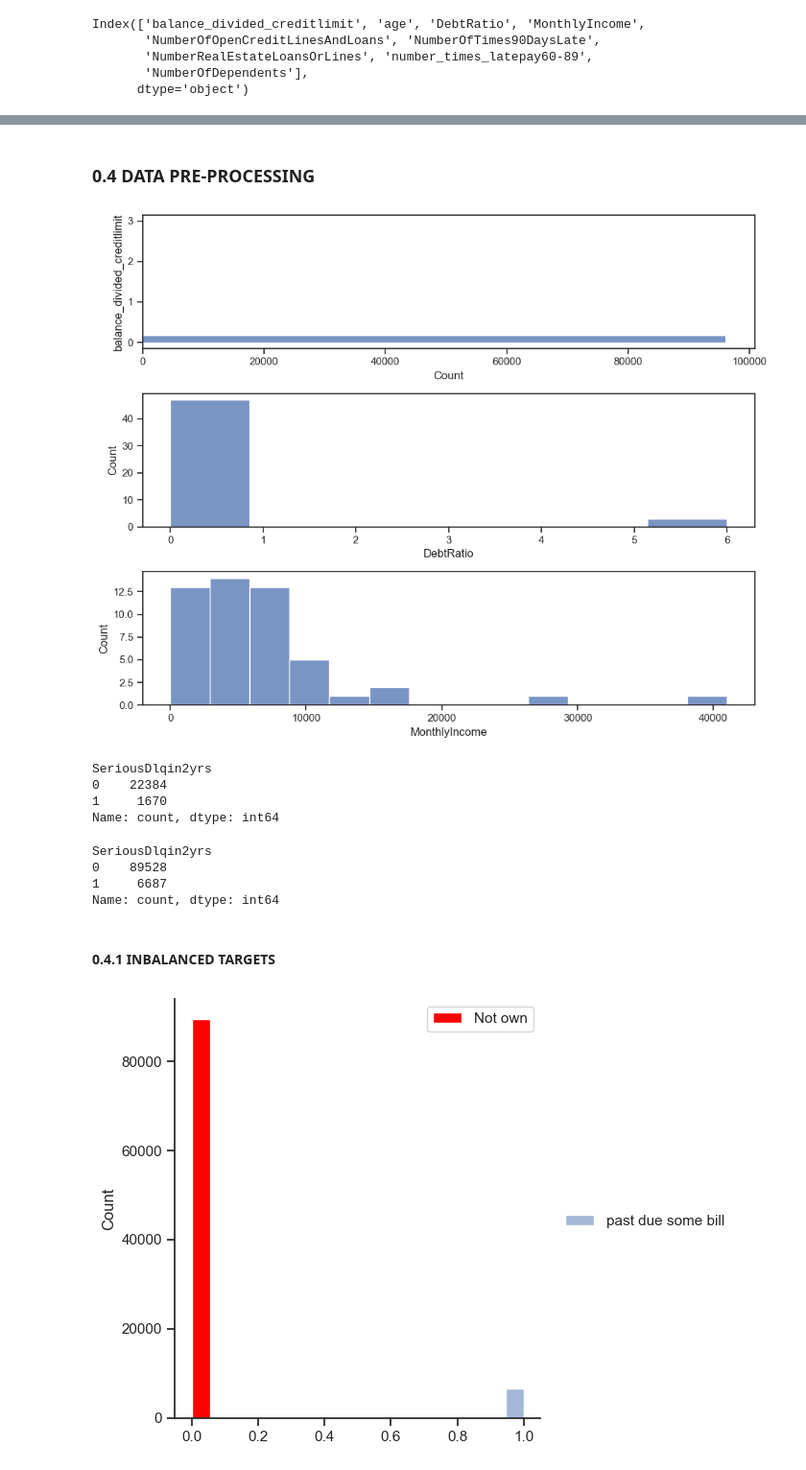
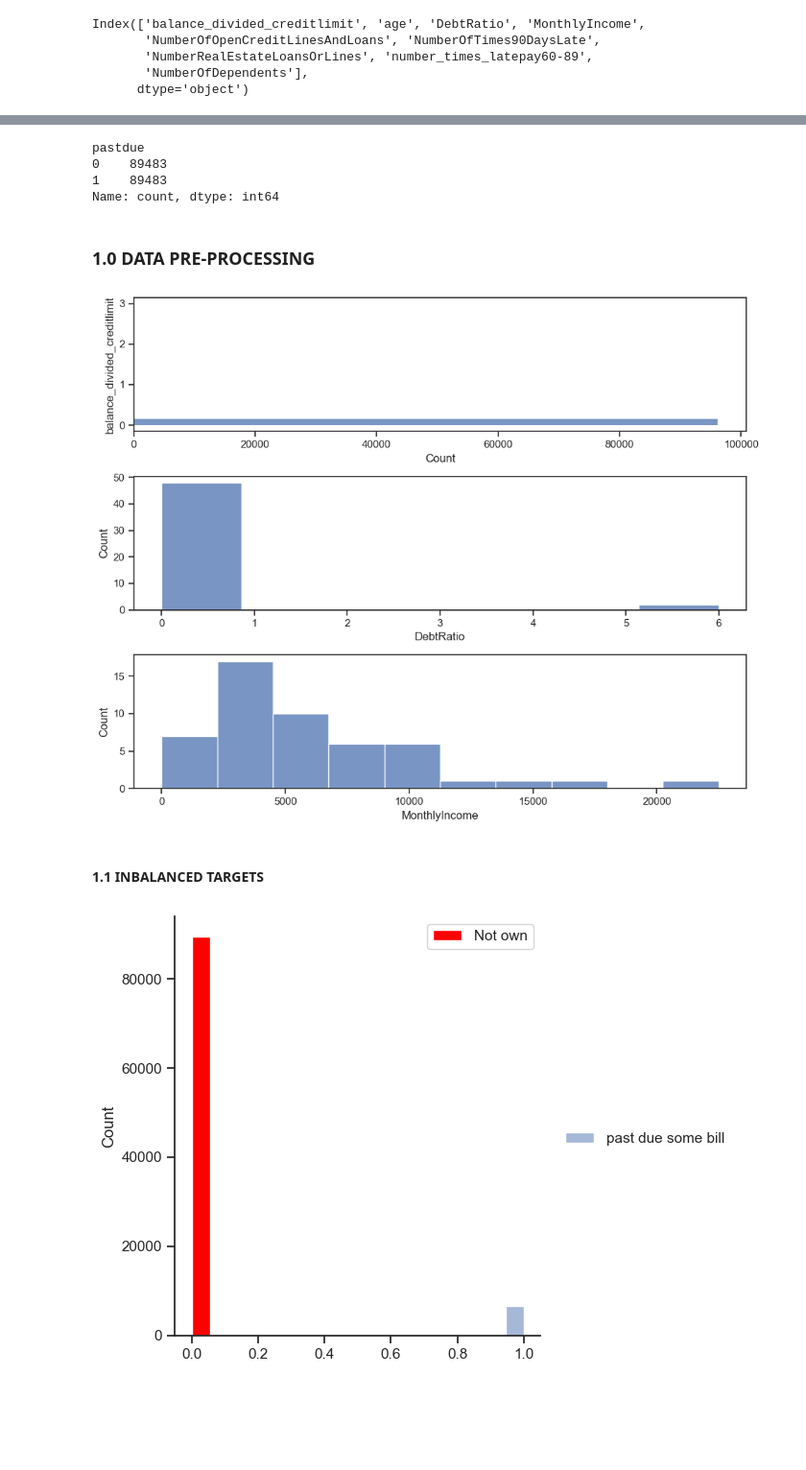
Before and after one commit to ectormgl/givemecredit, a Jupyter notebook: notebook/main.ipynb, the cells around one changed output, grey strips where cells are left out. Shown at 96% size. Saved outputs shown, nothing was run; the diff lists cells and outputs as text; code cells hidden in the pictures; blank space fills up the shorter version.

```diff
--- a/notebook/main.ipynb
+++ b/notebook/main.ipynb
@@ -75,7 +75,7 @@ df_data.dropna(inplace=True)
 # %%
 # Defining X and Y
 garbage_columns= ["ID","SeriousDlqin2yrs", "NumberOfTime30-59DaysPastDueNotWorse"]
-X_train, X_test, y_train, y_test = train_test_split( df_data.drop(garbage_columns, axis=1), df_data["SeriousDlqin2yrs"], test_size=0.2)
+X_resampled, X_test, y_train, y_test = train_test_split( df_data.drop(garbage_columns, axis=1), df_data["SeriousDlqin2yrs"], test_size=0.2)
 
 print(X_train.shape, X_test.shape, y_train.shape, y_test.shape)
 # %% [output]
@@ -114,0 +145,25 @@ Name: count, Length: 141, dtype: int64
+# %%
+
+def debtDivided(value):
+    if value >=0 and value<25:
+        return 0
+    if  value>= 25.0 and value<50.0:
+        return 1
+    elif value >= 50.0 and value < 100.0:
+        return 2
+    elif value >=100 and value < 150.0:
+        return 3
+    elif value>=150 and value <200:
+        return  4
+    elif value>=200 and value <400:
+        return 5
+    else:
+        return 6
+
+particioned_data_2= X_resampled.iloc[:50000,2].apply(debtDivided)
+particioned_data_2
+
+particioned_data_2= pd.DataFrame(particioned_data_2)
+particioned_data_2['age']= X_resampled.iloc[:50000, 1]
+print(particioned_data_2['DebtRatio'].value_counts())
+particioned_data_2['age'].value_counts()
@@ -115,57 +228,49 @@ Name: count, Length: 141, dtype: int64
+# %%
+balancedue['pastdue'].value_counts()
+# %% [output]
+pastdue
+0    89483
+1    89483
+Name: count, dtype: int64
 # %% [markdown]
-### 0.4 DATA PRE-PROCESSING
+### 1.0 DATA PRE-PROCESSING
 # %%
 def debtDivided(value):
     if value >=0 and value<25:
         return 0
     elif value>= 25.0 and value<50.0:
         return 1
     elif value >= 50.0 and value < 100.0:
         return 2
     elif value >=100 and value < 150.0:
         return 3
     elif value>=150 and value <200:
         return  4
     elif value>=200 and value <400:
         return 5
     else:
         return 6
 # .apply( lambda x: 0 if x>=0 and x<=25 else '<1' if x == '> 2 Years' else '>2' )
-particioned_data_0= X_train.iloc[:, 0].apply(lambda x: 0 if 0 <= x <25 else 1 if 25 <= x <100 else 2 if 100 <= x <200 else 3)
+particioned_data_0= X_resampled.iloc[:, 0].apply(lambda x: 0 if 0 <= x <25 else 1 if 25 <= x <100 else 2 if 100 <= x <200 else 3)
 particioned_data_0= particioned_data_0.reset_index(name='balance_divided_creditlimit')
 particioned_data_2= X_train.iloc[:50, 2].apply(debtDivided)
 particioned_data_3= X_train.iloc[:50, 3]
 
 
 
 fig, axs = plt.subplots(3, 1, figsize=(10, 8)) # 1 linha, 2 colunas, gráfico 1
 sns.histplot(particioned_data_0, ax=axs[0],  y='balance_divided_creditlimit')
 
 sns.histplot(particioned_data_2, ax=axs[1])
 sns.histplot(particioned_data_3, ax=axs[2])
 
 
 plt.tight_layout()  # Ajusta o layout para evitar sobreposição
 plt.show()
 # %% [output]
-[figure, old version]
+[figure, new version]
-# %%
-y_test.value_counts()
-# %% [output]
-SeriousDlqin2yrs
-0    22384
-1     1670
-Name: count, dtype: int64
-# %%
-# X_train_normalized= normalize()
-y_train.value_counts()
-# %% [output]
-SeriousDlqin2yrs
-0    89528
-1     6687
-Name: count, dtype: int64
 # %% [markdown]
-#### 0.4.1 INBALANCED TARGETS
+#### 1.1 INBALANCED TARGETS
 # %%
 parta_data= pd.DataFrame({'past due some bill': y_train.values})
 g= sns.displot(parta_data)
```
Also changed, not shown: parts of 30 cells of this notebook, 1 other file.
